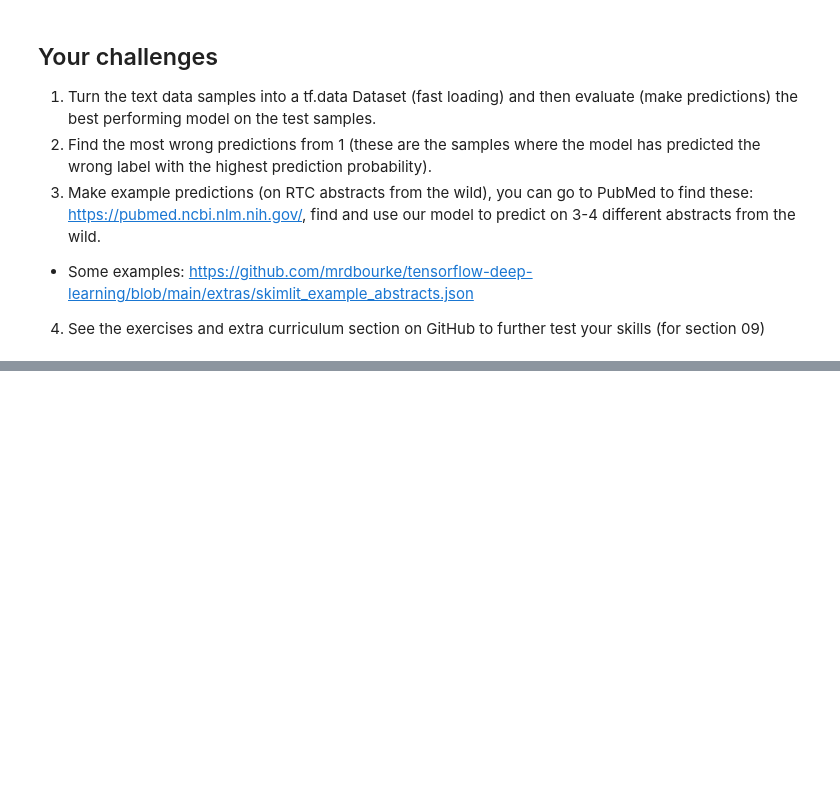
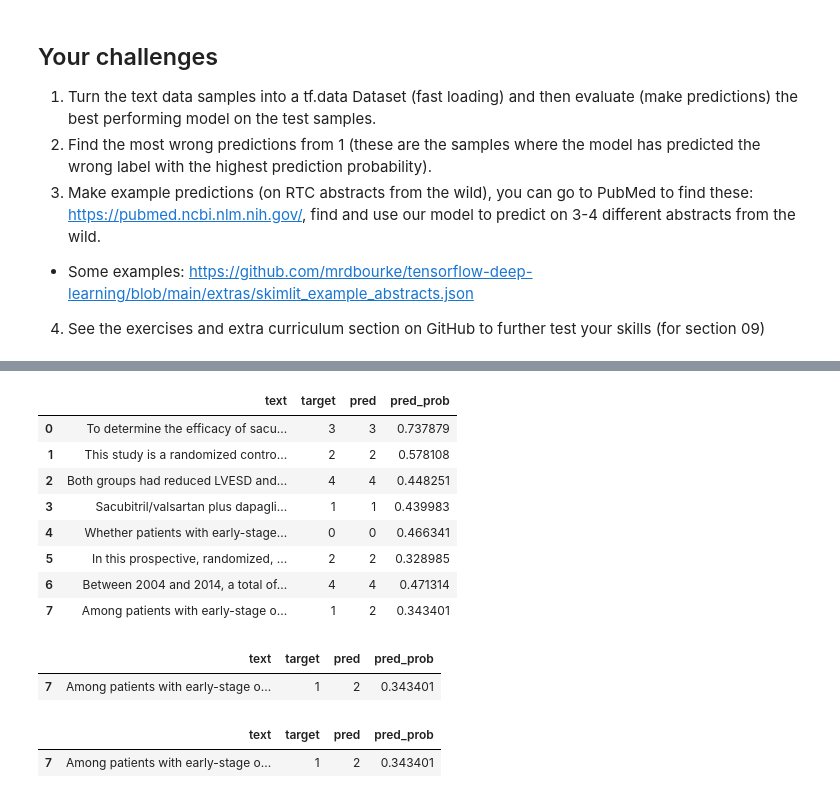
Before and after one commit to Emd956/SkimLit_nlp__project_for_PubMed_abstracts, a Jupyter notebook: 09_SkimLit_nlp_milestone_project_2.ipynb, the cells around one changed output, grey strips where cells are left out. Saved outputs shown, nothing was run; the diff lists cells and outputs as text; code cells hidden in the pictures; blank space fills up the shorter version.

```diff
--- a/09_SkimLit_nlp_milestone_project_2.ipynb
+++ b/09_SkimLit_nlp_milestone_project_2.ipynb
@@ -1627,0 +1714,8 @@ loaded_gs_model.evaluate(val_char_token_pos_dataset)
+# %%
+# Get dataset
+char_token_pos_dataset, labels_encoded, sentences = process_data("/content/drive/MyDrive/Colab Notebooks/TensorFlow ZTM/prueba.txt")
+
+# Predict in model
+model_prueba_pred_probs = loaded_gs_model.predict(char_token_pos_dataset)
+model_prueba_preds = tf.argmax(model_prueba_pred_probs, axis=1)
+model_prueba_preds
@@ -1627,0 +1759,29 @@ loaded_gs_model.evaluate(val_char_token_pos_dataset)
+# %%
+# Create DataFrame with validation sentences, validation labels and best performing model prediction labels + probabilities
+prueba_df = pd.DataFrame({"text": sentences,
+                       "target": labels_encoded,
+                       "pred": model_prueba_preds,
+                       "pred_prob": [model_prueba_pred_probs[i][x] for i, x in enumerate(model_prueba_preds)]})
+prueba_df
+# %% [output]
+|  | text | target | pred | pred_prob |
+| 0 | To determine the efficacy of sacu... | 3 | 3 | 0.737879 |
+| 1 | This study is a randomized contro... | 2 | 2 | 0.578108 |
+| 2 | Both groups had reduced LVESD and... | 4 | 4 | 0.448251 |
+| 3 | Sacubitril/valsartan plus dapagli... | 1 | 1 | 0.439983 |
+| 4 | Whether patients with early-stage... | 0 | 0 | 0.466341 |
+| 5 | In this prospective, randomized, ... | 2 | 2 | 0.328985 |
+| 6 | Between 2004 and 2014, a total of... | 4 | 4 | 0.471314 |
+| 7 | Among patients with early-stage o... | 1 | 2 | 0.343401 |
+# %%
+# Find the wrong predictions and sort by prediction probabilities
+most_wrong = prueba_df[prueba_df["target"] != prueba_df["pred"]].sort_values("pred_prob", ascending=False)
+most_wrong[:10] # these are False Positives
+# %% [output]
+|  | text | target | pred | pred_prob |
+| 7 | Among patients with early-stage o... | 1 | 2 | 0.343401 |
+# %%
+most_wrong.tail(10) # these are False Negatives
+# %% [output]
+|  | text | target | pred | pred_prob |
+| 7 | Among patients with early-stage o... | 1 | 2 | 0.343401 |
```
Also changed, not shown: parts of 45 cells of this notebook.
